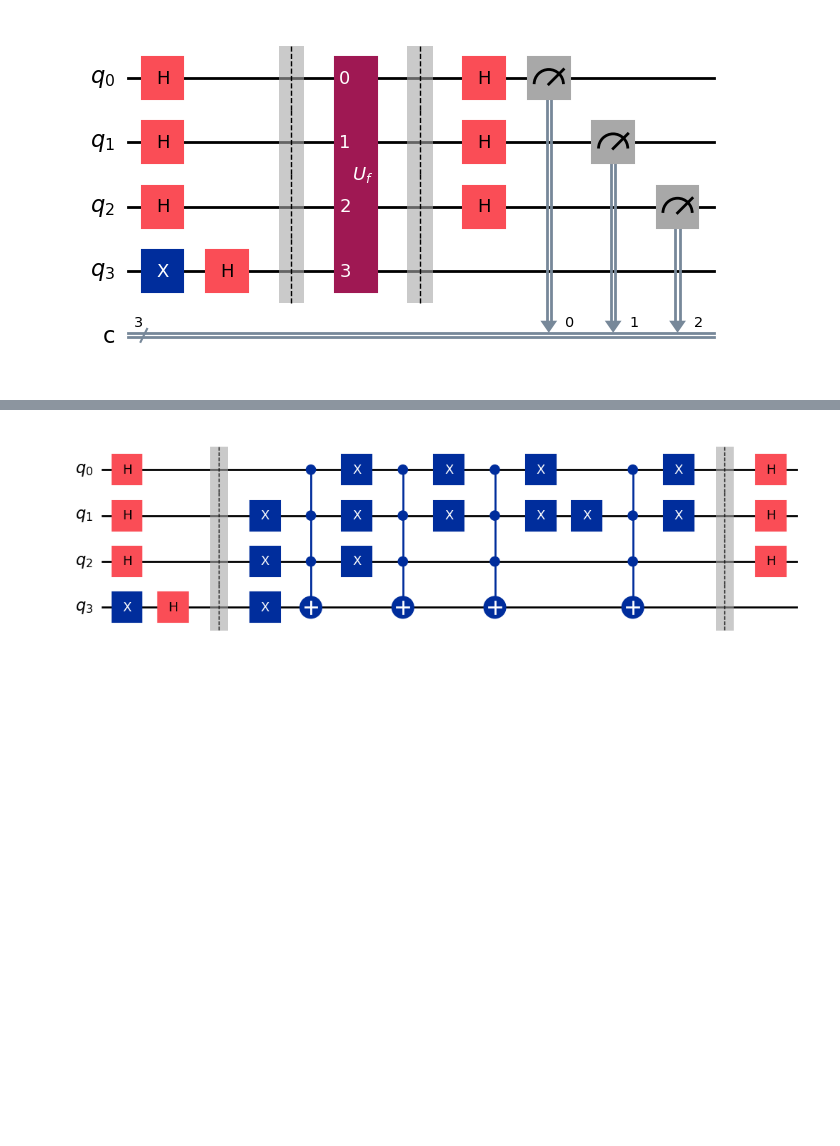
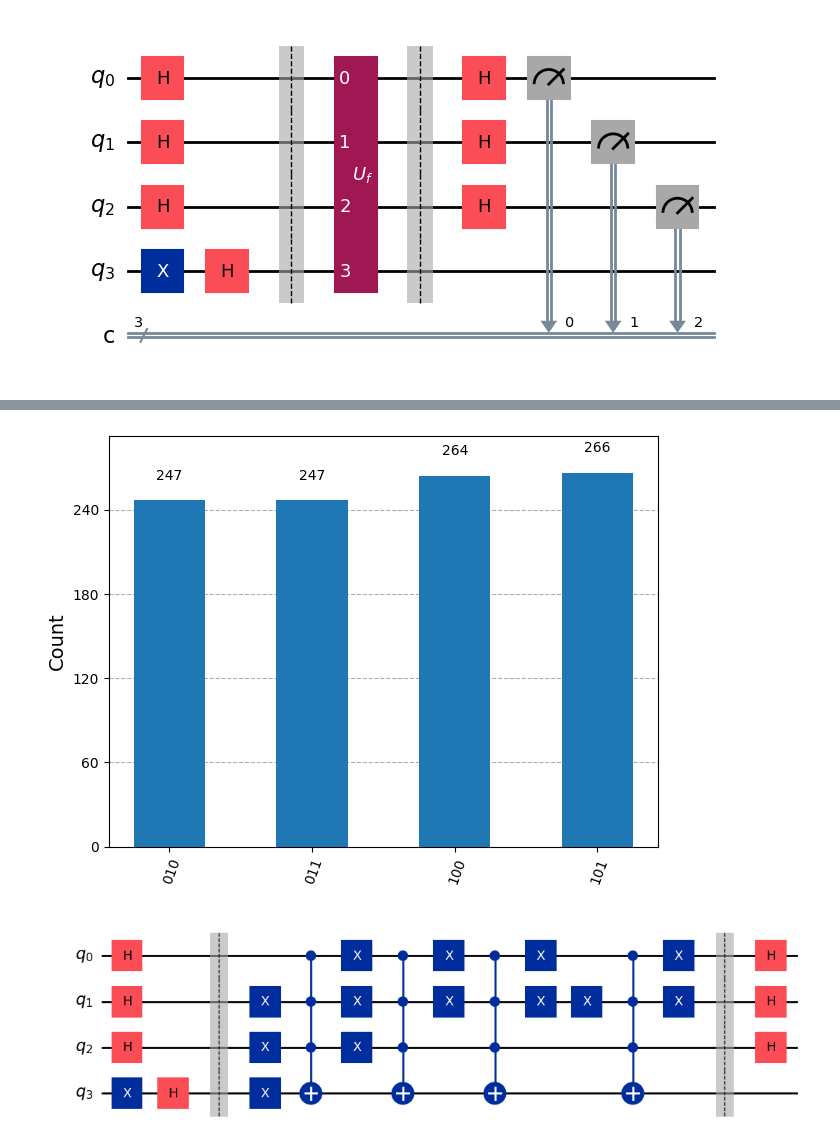
Before and after one commit to fabiomnsantos/repo-aulas-cq, a Jupyter notebook: projeto-simples-1-deutsch-jozsa-CQ-avaliacao-personalizada.ipynb, the cells around one changed output, grey strips where cells are left out. Cells and saved outputs as stored; diff of their text form; code cells hidden in the pictures; blank space fills up the shorter version.

```diff
--- a/projeto-simples-1-deutsch-jozsa-CQ-avaliacao-personalizada.ipynb
+++ b/projeto-simples-1-deutsch-jozsa-CQ-avaliacao-personalizada.ipynb
@@ -612,3 +616,15 @@ plot_histogram(counts)
+# %%
+# Rodando sem ruído
+sim = AerSimulator()
+
+def run_counts(circuit, shots=1024):
+    """Executa no simulador e retorna contagens."""
+    result = sim.run(circuit, shots=shots).result()
+    return result.get_counts()
+
+plot_histogram(run_counts(qc_dj))
+# %% [output]
+[figure, added]
 # %%
 # Etapa 1: Mapear o problema
 
```
Also changed, not shown: parts of 8 cells of this notebook, 2 other files.
